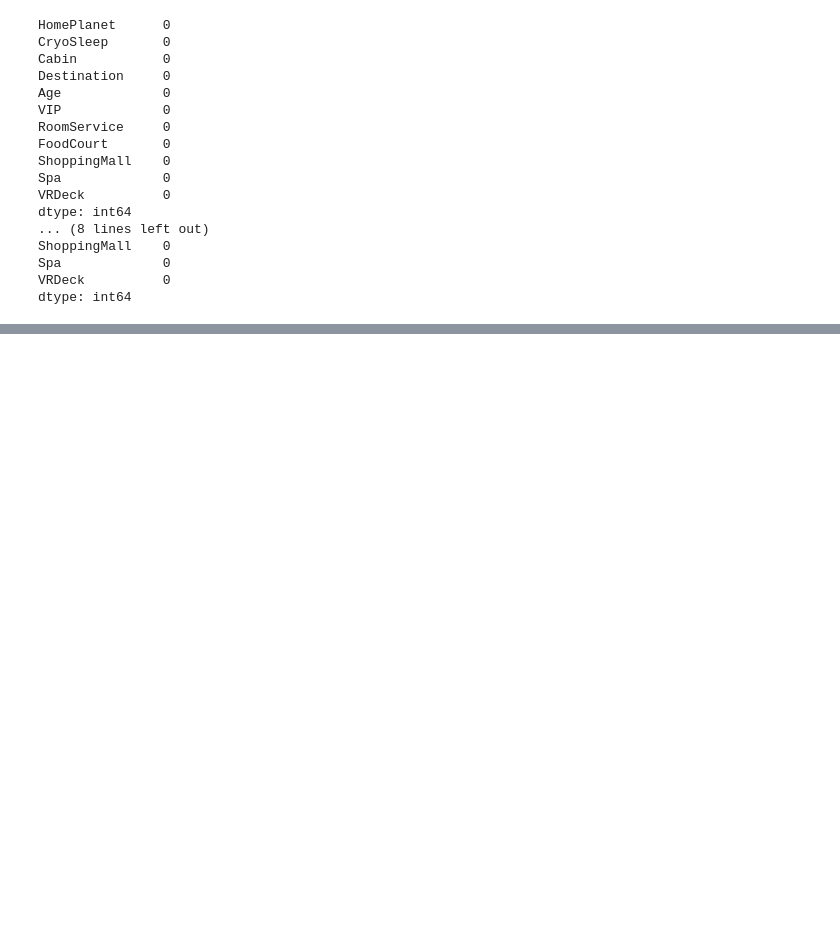
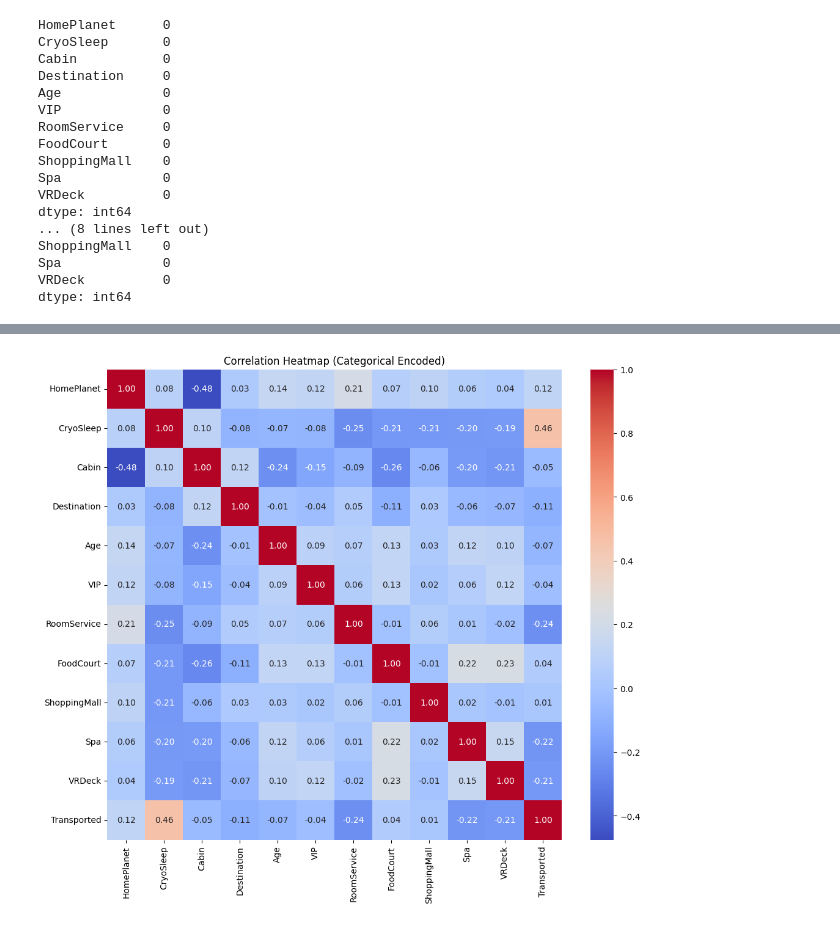
Before and after one commit to Kaggle-Challange-Group-Project/Code_file_for_kaggle_challange_-, a Jupyter notebook: Kaggle_Competion_Group_Project_.ipynb, the cells around one changed output, grey strips where cells are left out. Saved outputs shown, nothing was run; the diff lists cells and outputs as text; code cells hidden in the pictures; blank space fills up the shorter version.

```diff
--- a/Kaggle_Competion_Group_Project_.ipynb
+++ b/Kaggle_Competion_Group_Project_.ipynb
@@ -217,0 +257,23 @@ dtype: int64
+# %%
+# Identify categorical columns
+cat_cols = train_data.select_dtypes(include=['object', 'bool']).columns
+
+# Create a copy to avoid changing your main data
+train_num = train_data.copy()
+
+# Apply LabelEncoder to each categorical column
+le_dict = {}
+for col in cat_cols:
+    le = LabelEncoder()
+    train_num[col] = train_num[col].astype(str)  # Convert NaN to 'nan' string
+    train_num[col] = le.fit_transform(train_num[col])
+    le_dict[col] = le
+
+
+plt.figure(figsize=(12,10))
+corr = train_num.corr()
+sns.heatmap(corr, annot=True, cmap='coolwarm', fmt='.2f')
+plt.title('Correlation Heatmap (Categorical Encoded)')
+plt.show()
+# %% [output]
+[figure, added]
```
Also changed, not shown: parts of 4 cells of this notebook.
